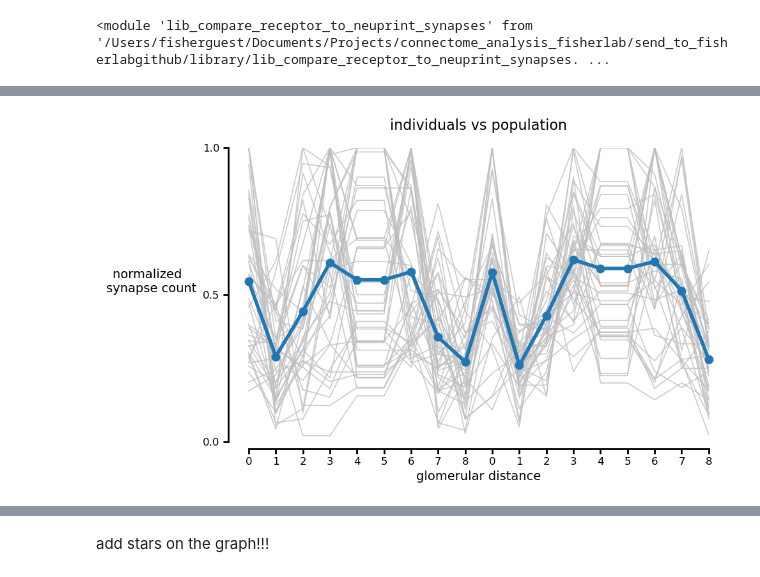
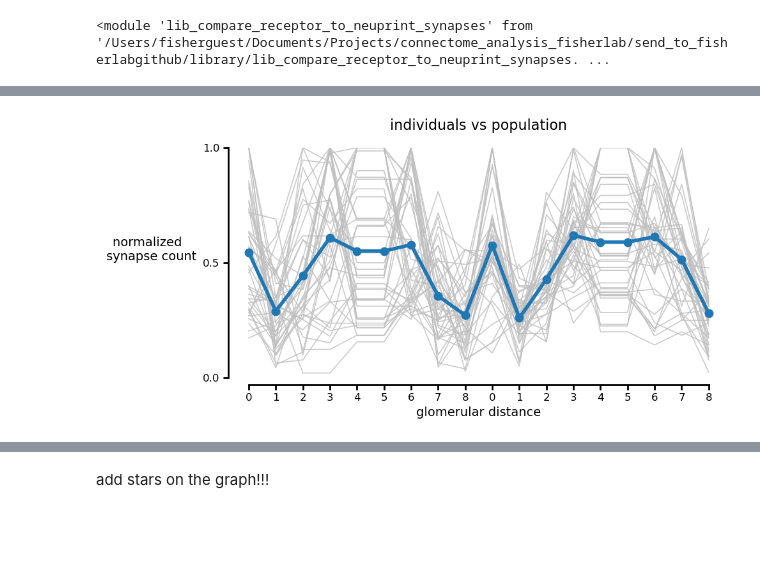
Before and after one commit to sansachenlelele/connectome_analysis_fisherlab, a Jupyter notebook: send_to_fisherlabgithub/notebooks/compare_receptor_to_neuprint_synapses_modified.ipynb, the cells around one changed output, grey strips where cells are left out. Saved outputs shown, nothing was run; the diff lists cells and outputs as text; code cells hidden in the pictures; blank space fills up the shorter version.

```diff
--- a/send_to_fisherlabgithub/notebooks/compare_receptor_to_neuprint_synapses_modified.ipynb
+++ b/send_to_fisherlabgithub/notebooks/compare_receptor_to_neuprint_synapses_modified.ipynb
@@ -395,37 +422,37 @@ connectome.plot_individual_vs_population_connectome(
     delta7_input_summary,
     metric="percentage_SynapseCount",
     mean_version="old",
-    figsize=(10, 6),
+    figsize=(10, 5),
 
     individual_color_mode="same",
     individual_color="0.75",
     individual_alpha=0.8,
     individual_linewidth=1.2,
 
     mean_line_color="tab:blue",
     dot_color="tab:blue",
     mean_linewidth=4,
     dot_size=9,
 
     xlabel="glomerular distance",
     ylabel="normalized \n synapse count",
     title="individuals vs population",
 
     ylabel_rotation=0,
     ylabel_labelpad=60,
 
     axis_linewidth=2,
     tick_width=2,
     tick_length=6,
     axis_outward=8,
 
     ymax_mode="exact",
     auto_y_scale=True,
 
     show_legend=False,
     legend_ncol=1,
     #save_svg=project_root / "results" / "plots" / q_folder / "full_PB" / "delta7_connectome.svg",
 
 )
 # %% [output]
-[figure, old version]
+[figure, new version]
```
Also changed, not shown: parts of 9 cells of this notebook, 1 other file.
